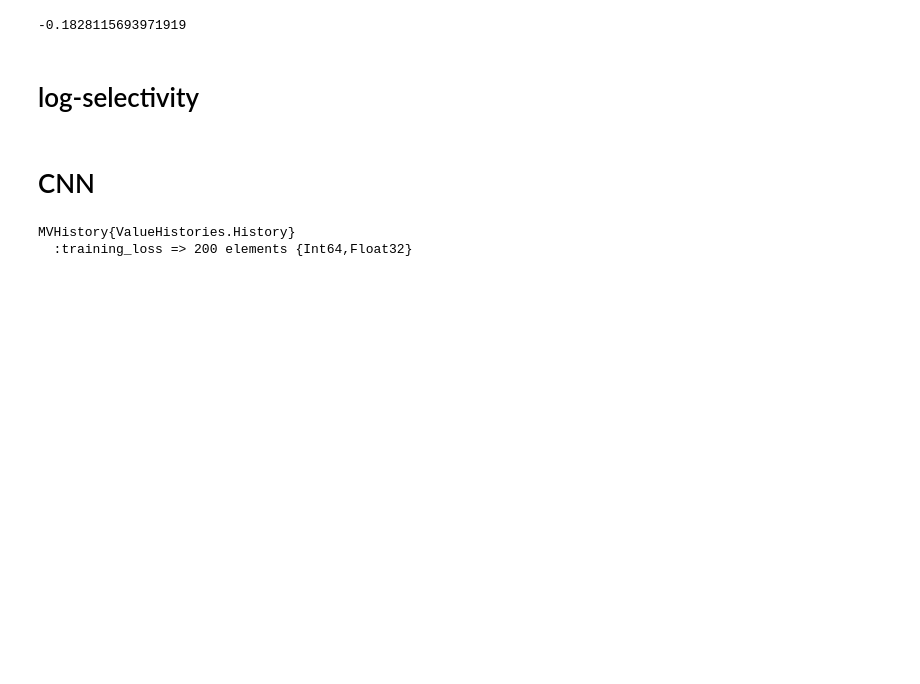
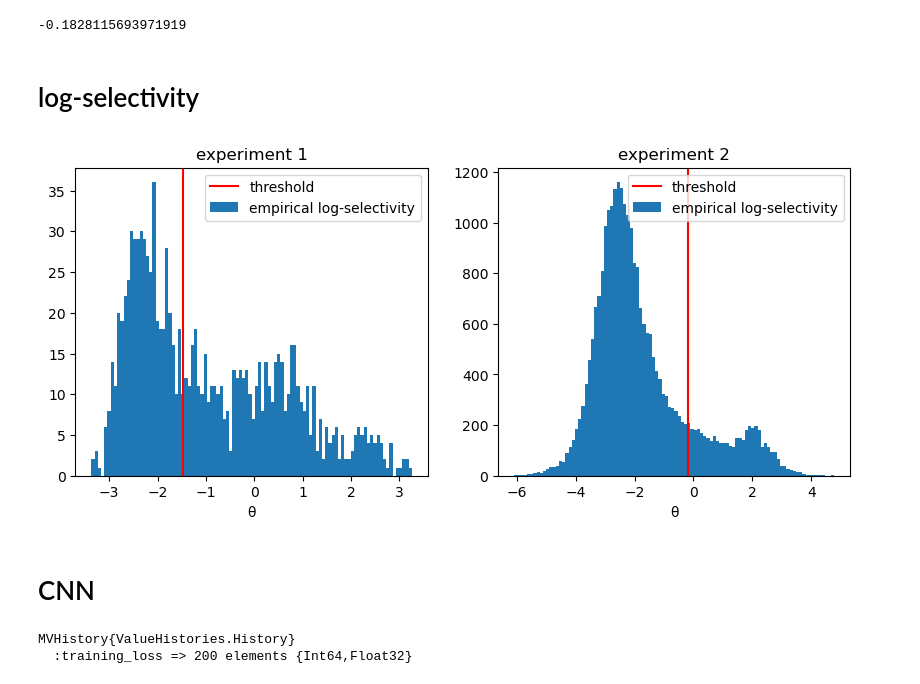
Before and after one commit to matteodeleonardis/unsupervised_aav2, a Jupyter notebook: analysis/experiment1.ipynb, the cells around one changed output. Saved outputs shown, nothing was run; the diff lists cells and outputs as text; code cells hidden in the pictures; blank space fills up the shorter version.

```diff
--- a/analysis/experiment1.ipynb
+++ b/analysis/experiment1.ipynb
@@ -44,16 +44,19 @@ data_experiment2 = load_data_phagetree("../my_data/data_experiment2.jld2", "expe
 # %%
 fig, ax = subplots(1,2, figsize=(10,4))
 ax[1].axvline(threshold_experiment1, color="red")
 ax[1].hist(filter(isfinite, θexperiment1), bins=100)
 ax[1].set_xlabel("θ")
 ax[1].set_title("experiment 1")
 ax[1].legend(["threshold", "empirical log-selectivity"])
 
 ax[2].axvline(threshold_experiment2, color="red")
 ax[2].hist(filter(isfinite, θexperiment2), bins=100)
 ax[2].set_xlabel("θ")
 ax[2].set_title("experiment 2")
 ax[2].legend(["threshold", "empirical log-selectivity"])
+gcf()
+# %% [output]
+[figure, added]
 # %% [markdown]
 # CNN
 # %%
```
Also changed, not shown: parts of 12 cells of this notebook, 3 other files.
